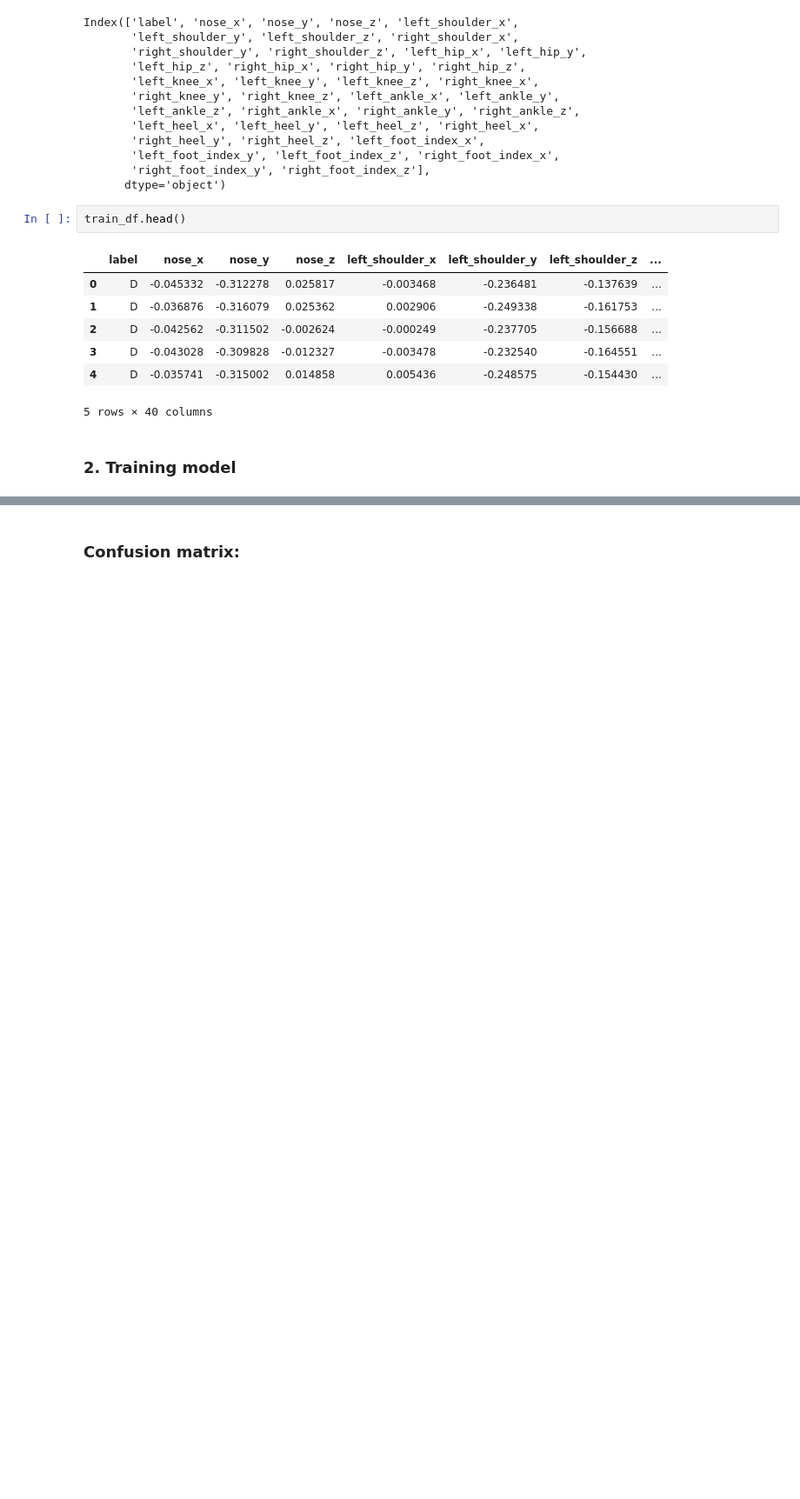
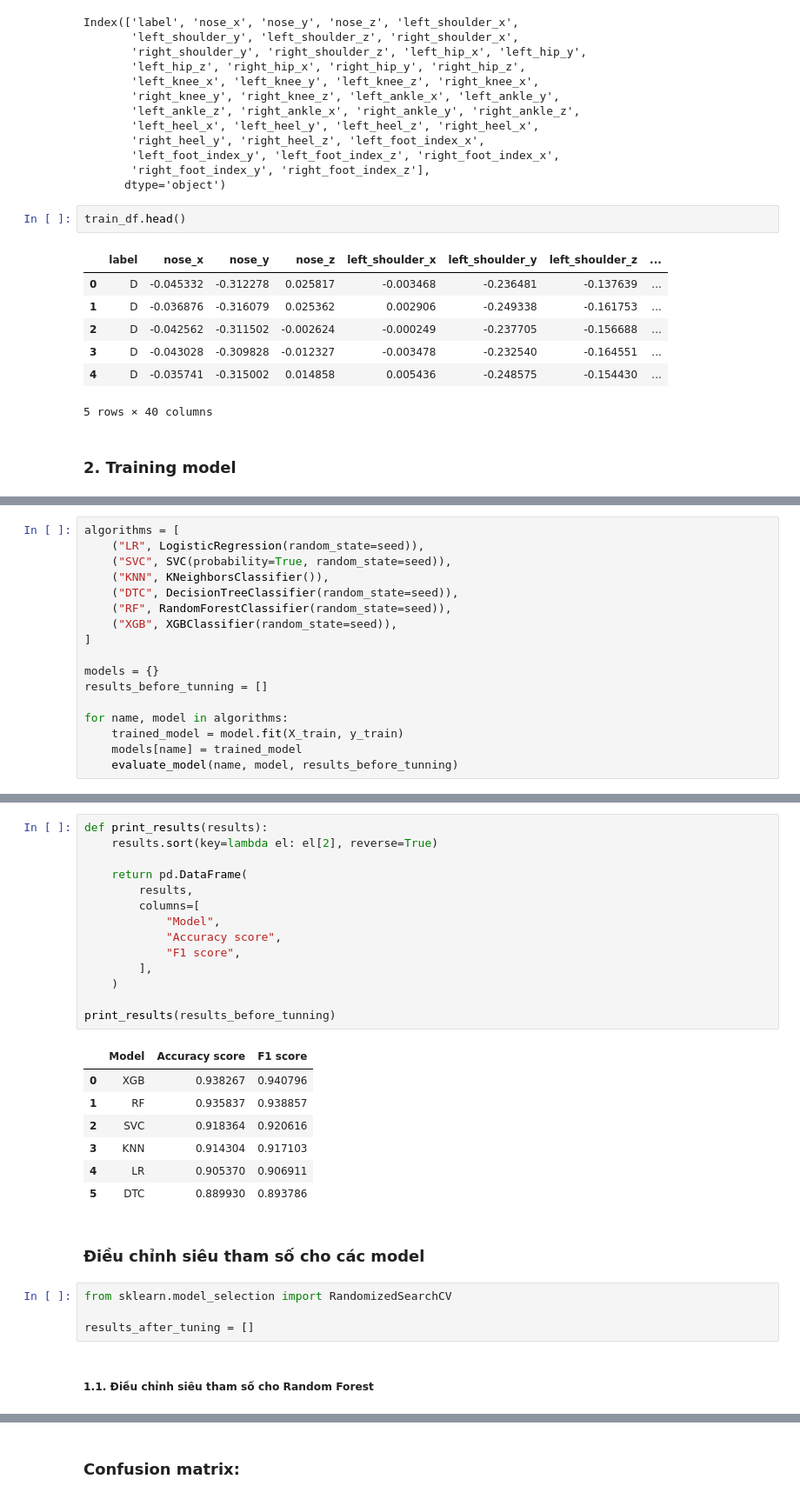
Before and after one commit to tranhuutuan261103/Gym-Exercise-Correction, a Jupyter notebook: trainning/lunge_model/sklearn.ipynb, the cells around one changed output, grey strips where cells are left out. Shown at 87% size. Saved outputs shown, nothing was run; the diff lists cells and outputs as text; blank space fills up the shorter version.

```diff
--- a/trainning/lunge_model/sklearn.ipynb
+++ b/trainning/lunge_model/sklearn.ipynb
@@ -328,0 +205,17 @@ save_model(svc_best_model, "./best_models/SVC.pkl")
+# %%
+algorithms = [
+    ("LR", LogisticRegression(random_state=seed)),
+    ("SVC", SVC(probability=True, random_state=seed)),
+    ("KNN", KNeighborsClassifier()),
+    ("DTC", DecisionTreeClassifier(random_state=seed)),
+    ("RF", RandomForestClassifier(random_state=seed)),
+    ("XGB", XGBClassifier(random_state=seed)),
+]
+
+models = {}
+results_before_tunning = []
+
+for name, model in algorithms:
+    trained_model = model.fit(X_train, y_train)
+    models[name] = trained_model
+    evaluate_model(name, model, results_before_tunning)
@@ -328,0 +235,30 @@ save_model(svc_best_model, "./best_models/SVC.pkl")
+# %%
+def print_results(results):
+    results.sort(key=lambda el: el[2], reverse=True)
+
+    return pd.DataFrame(
+        results,
+        columns=[
+            "Model",
+            "Accuracy score",
+            "F1 score",
+        ],
+    )
+
+print_results(results_before_tunning)
+# %% [output]
+|  | Model | Accuracy score | F1 score |
+| 0 | XGB | 0.938267 | 0.940796 |
+| 1 | RF | 0.935837 | 0.938857 |
+| 2 | SVC | 0.918364 | 0.920616 |
+| 3 | KNN | 0.914304 | 0.917103 |
+| 4 | LR | 0.905370 | 0.906911 |
+| 5 | DTC | 0.889930 | 0.893786 |
+# %% [markdown]
+### Điều chỉnh siêu tham số cho các model
+# %%
+from sklearn.model_selection import RandomizedSearchCV
+
+results_after_tuning = []
+# %% [markdown]
+##### 1.1. Điều chỉnh siêu tham số cho Random Forest
```
Also changed, not shown: parts of 65 cells of this notebook, 10 other files.
